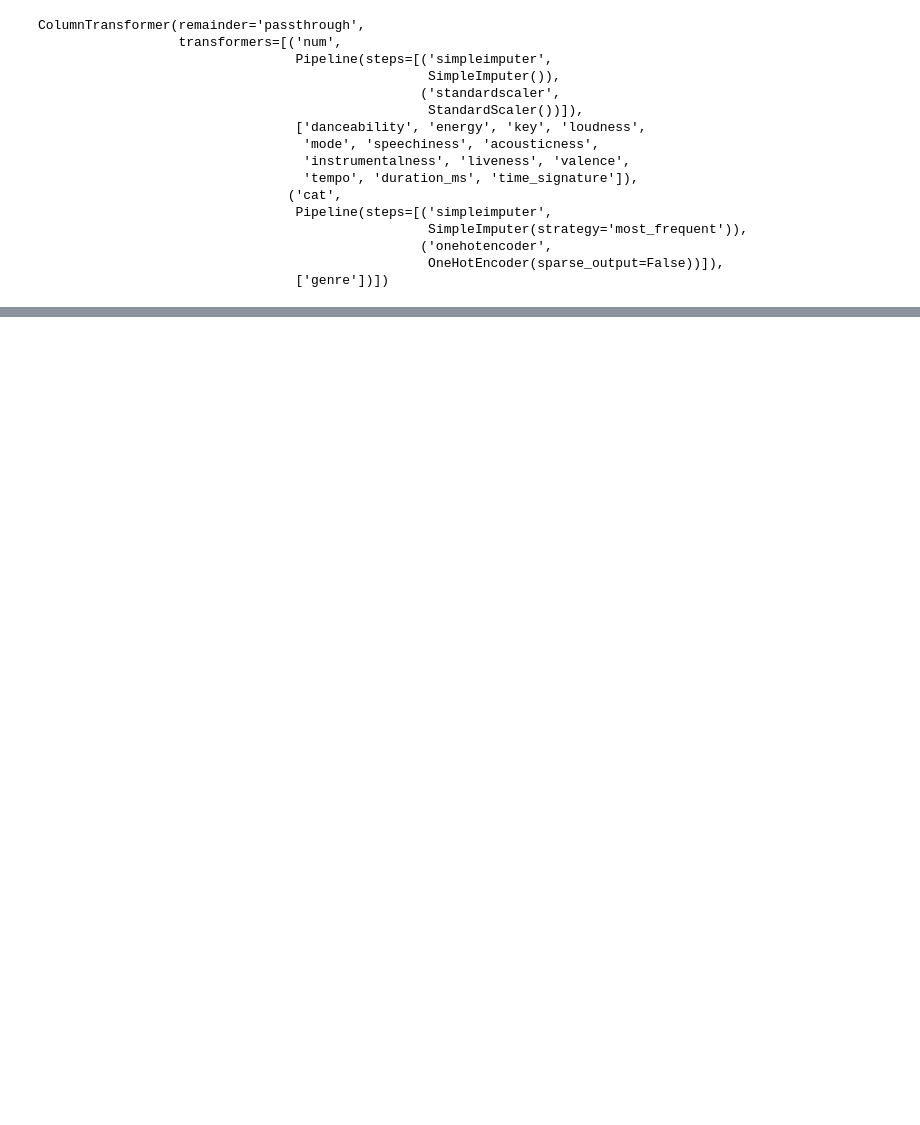
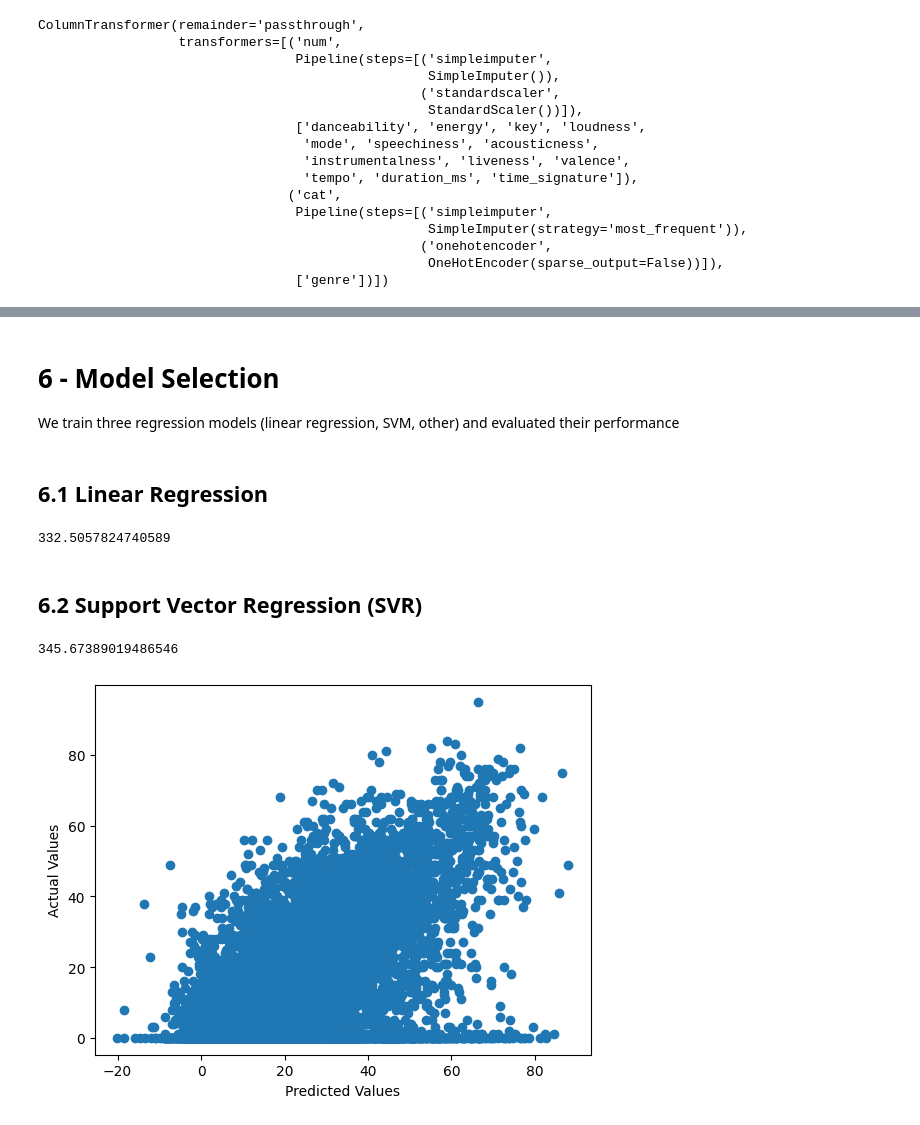
Before and after one commit to MrP29/EECS3401_Project, a Jupyter notebook: 3401_project.ipynb, the cells around one changed output, grey strips where cells are left out. Cells and saved outputs as stored; diff of their text form; code cells hidden in the pictures; blank space fills up the shorter version.

Commit message:
Fix resampling and add linear and svr regression

```diff
--- a/3401_project.ipynb
+++ b/3401_project.ipynb
@@ -358,11 +393,16 @@ ColumnTransformer(remainder='passthrough',
                                                   OneHotEncoder(sparse_output=False))]),
                                  ['genre'])])
 # %%
+# Train the pipeline
+preprocessing.fit(X_train)
+
 # Apply the pipeline
-X_prepared = preprocessing.fit_transform(X)
+X_train_prep = preprocessing.transform(X_train)
+X_test_prep = preprocessing.transform(X_test)
 
 # Convert back to pd.DataFrame
 feature_names = preprocessing.get_feature_names_out()
-X_prepared = pd.DataFrame(data=X_prepared, columns=feature_names)
+X_train_prep = pd.DataFrame(data=X_train_prep, columns=feature_names)
+X_test_prep = pd.DataFrame(data=X_test_prep, columns=feature_names)
 
 # print(X_prepared.shape)
@@ -373,9 +408,0 @@ Here, we need to remember to drop the popularity_bins feature from X_test. We wi
-# %%
-from sklearn.model_selection import train_test_split
-
-X_train, X_test, y_train, y_test = train_test_split(X_prepared, y, test_size=0.2, random_state=42)
-
-X_test = X_test.drop(["remainder__popularity_bins"], axis=1)
-
-# X_test.info()
-# print(X_train.shape, y_train.shape, X_test.shape, y_test.shape)
@@ -419,0 +413,36 @@ memory usage: 8.7+ MB
+# %% [markdown]
+# 6 - Model Selection
+
+We train three regression models (linear regression, SVM, other) and evaluated their performance
+# %% [markdown]
+## 6.1 Linear Regression
+# %%
+from sklearn.linear_model import LinearRegression
+from sklearn.metrics import mean_squared_error as mse
+
+lr_model = LinearRegression()
+lr_model.fit(X_train_prep,y_train)
+lr_y_predict = lr_model.predict(X_test_prep)
+lr_mse=mse(y_test, lr_y_predict)
+lr_mse
+# %% [output]
+332.5057824740589
+# %% [markdown]
+## 6.2 Support Vector Regression (SVR)
+# %%
+from sklearn.svm import SVR
+
+svr_model = SVR(kernel="rbf", C=100, gamma=0.1, epsilon=0.1)
+svr_model.fit(X_train_prep,y_train)
+svr_y_predict = svr_model.predict(X_test_prep)
+svr_mse=mse(y_test, svr_y_predict)
+svr_mse
+# %% [output]
+345.67389019486546
+# %%
+plt.scatter(svr_y_predict, y_test)
+plt.xlabel("Predicted Values")
+plt.ylabel("Actual Values")
+plt.show()
+# %% [output]
+[figure, added]
```
Also changed, not shown: parts of 15 cells of this notebook.
